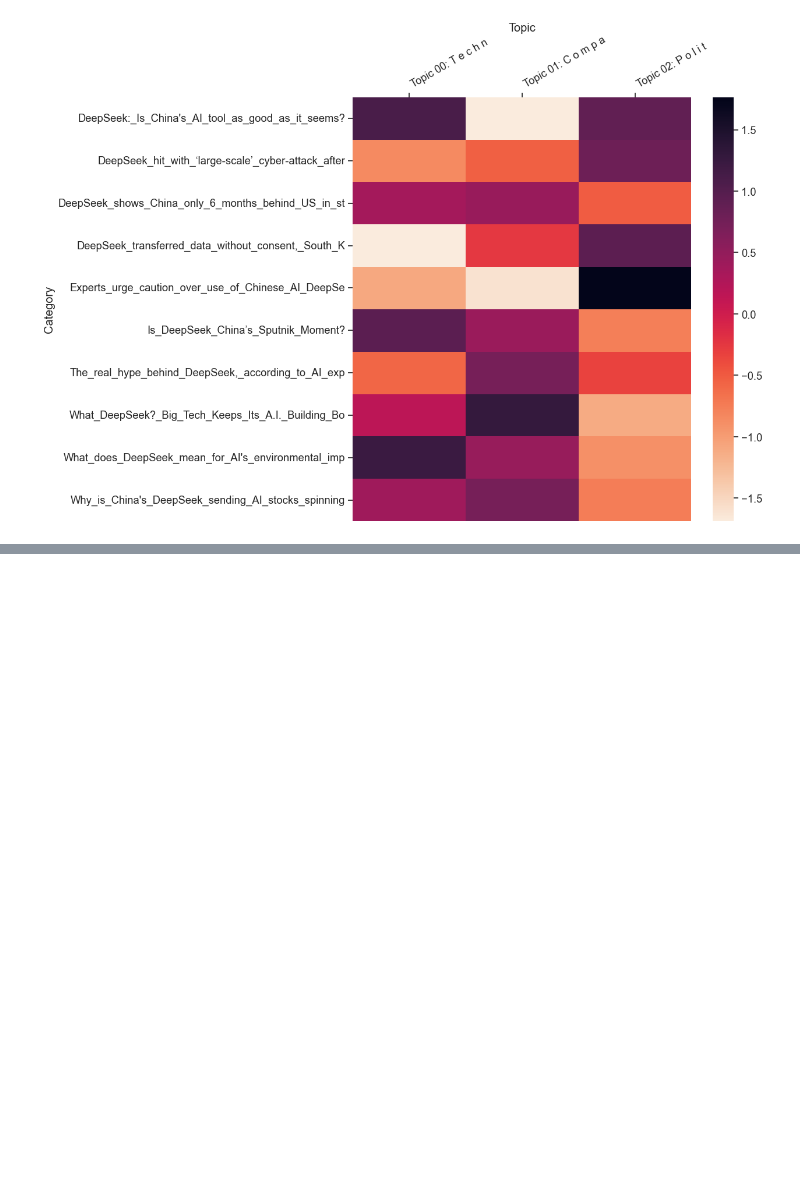
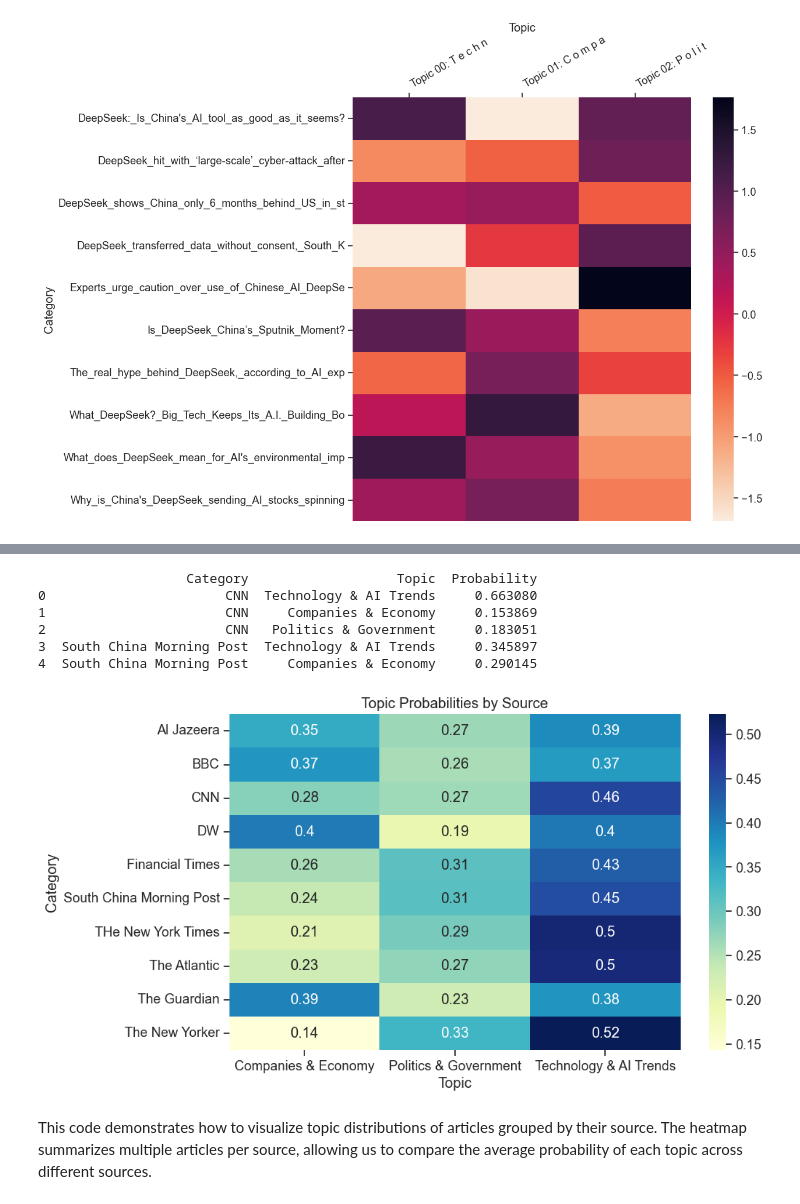
Before and after one commit to LuZhang-lucky/Media_Text_Analysis, a Jupyter notebook: 4_topic_modeling/notebooks/topic_tomotopy.ipynb, the cells around one changed output, grey strips where cells are left out. Cells and saved outputs as stored; diff of their text form; code cells hidden in the pictures; blank space fills up the shorter version.

```diff
--- a/4_topic_modeling/notebooks/topic_tomotopy.ipynb
+++ b/4_topic_modeling/notebooks/topic_tomotopy.ipynb
@@ -301,0 +393,36 @@ little_mallet_wrapper.plot_categories_by_topics_heatmap(titles,
+# %%
+# Build the expected input for the heatmap function
+dicts_to_plot = []
+for title, label, topic_dist in zip(titles, target_labels, topic_distributions):
+    for topic_idx, prob in enumerate(topic_dist):
+        dicts_to_plot.append({
+            'Category': label,
+            'Topic': manual_labels[topic_idx],
+            'Probability': prob
+        })
+
+df_to_plot = pd.DataFrame(dicts_to_plot)
+print(df_to_plot.head())
+# Now you can use df_to_plot for plotting or debugging.
+# %% [output]
+                   Category                   Topic  Probability
+0                       CNN  Technology & AI Trends     0.663080
+1                       CNN     Companies & Economy     0.153869
+2                       CNN   Politics & Government     0.183051
+3  South China Morning Post  Technology & AI Trends     0.345897
+4  South China Morning Post     Companies & Economy     0.290145
+# %%
+import seaborn as sns
+import matplotlib.pyplot as plt
+
+# Pivot the DataFrame for heatmap
+heatmap_data = df_to_plot.pivot_table(index='Category', columns='Topic', values='Probability')
+
+plt.figure(figsize=(10, 6))
+sns.heatmap(heatmap_data, annot=True, cmap='YlGnBu')
+plt.title('Topic Probabilities by Source')
+plt.show()
+# %% [output]
+[figure, added]
+# %% [markdown]
+This code demonstrates how to visualize topic distributions of articles grouped by their source. The heatmap summarizes multiple articles per source, allowing us to compare the average probability of each topic across different sources.
```
Also changed, not shown: parts of 11 cells of this notebook, 1 other file.
